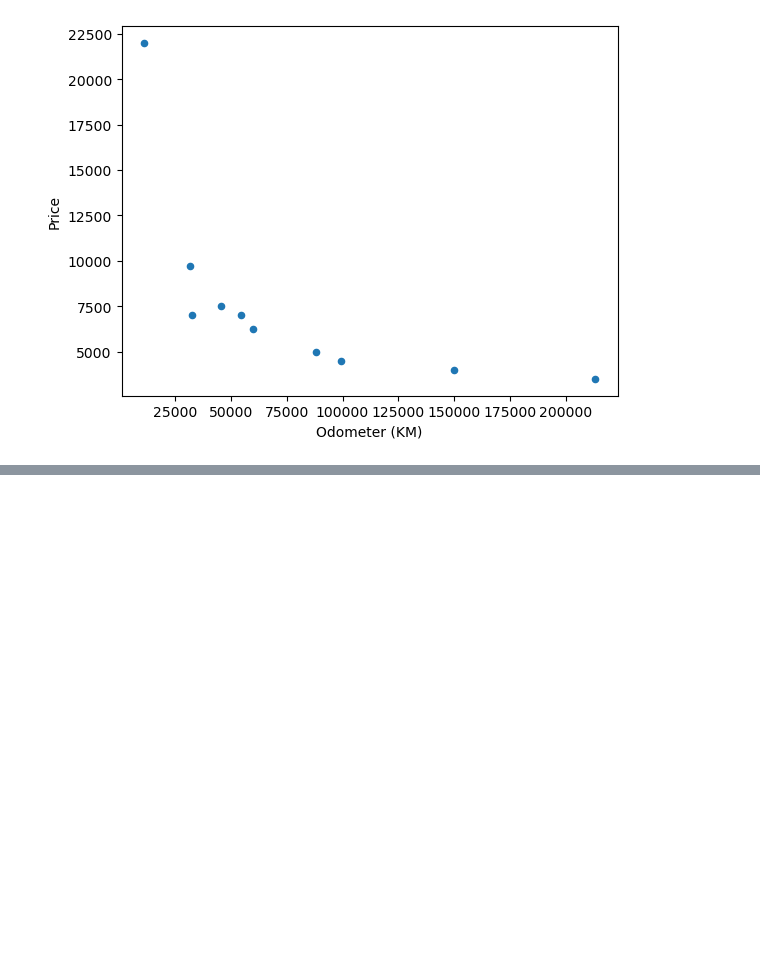
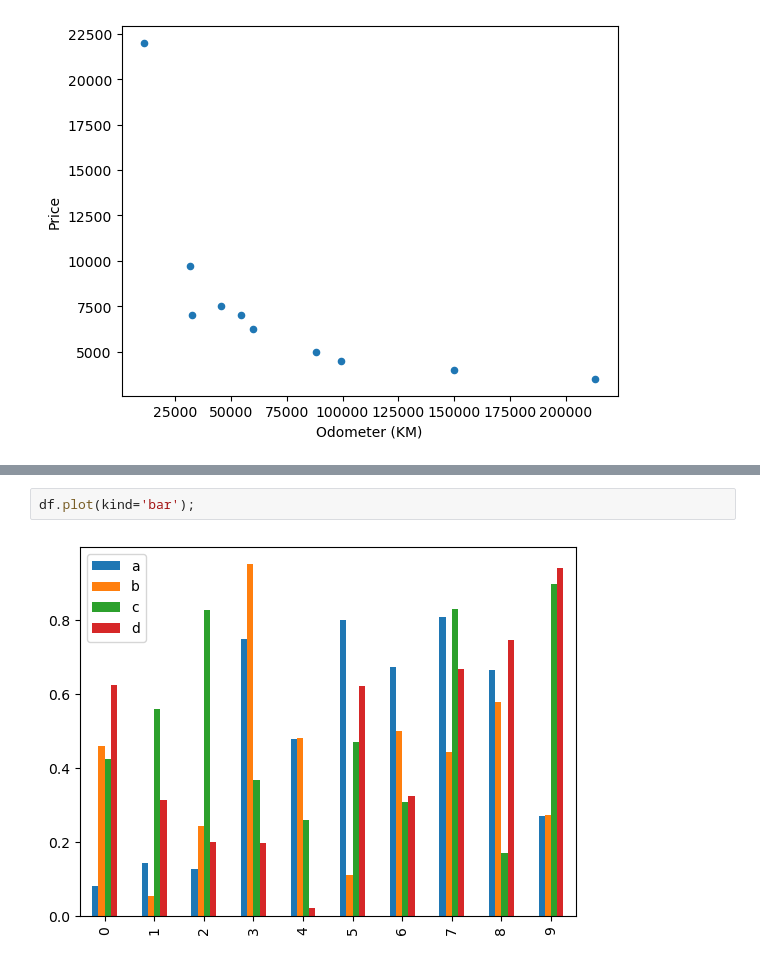
Before and after one commit to AllergictoCrustaceans/ml_gamedev_fullstack_snippets, a Jupyter notebook: machine_learning_and_data_science/matplotlib_basics.ipynb, the cells around one changed output, grey strips where cells are left out. Saved outputs shown, nothing was run; the diff lists cells and outputs as text; blank space fills up the shorter version.

```diff
--- a/machine_learning_and_data_science/matplotlib_basics.ipynb
+++ b/machine_learning_and_data_science/matplotlib_basics.ipynb
@@ -247,0 +272,4 @@ car_sales.plot(x="Odometer (KM)", y="Price", kind="scatter");
+# %%
+df.plot(kind='bar');
+# %% [output]
+[figure, added]
```
Also changed, not shown: parts of 39 cells of this notebook.
